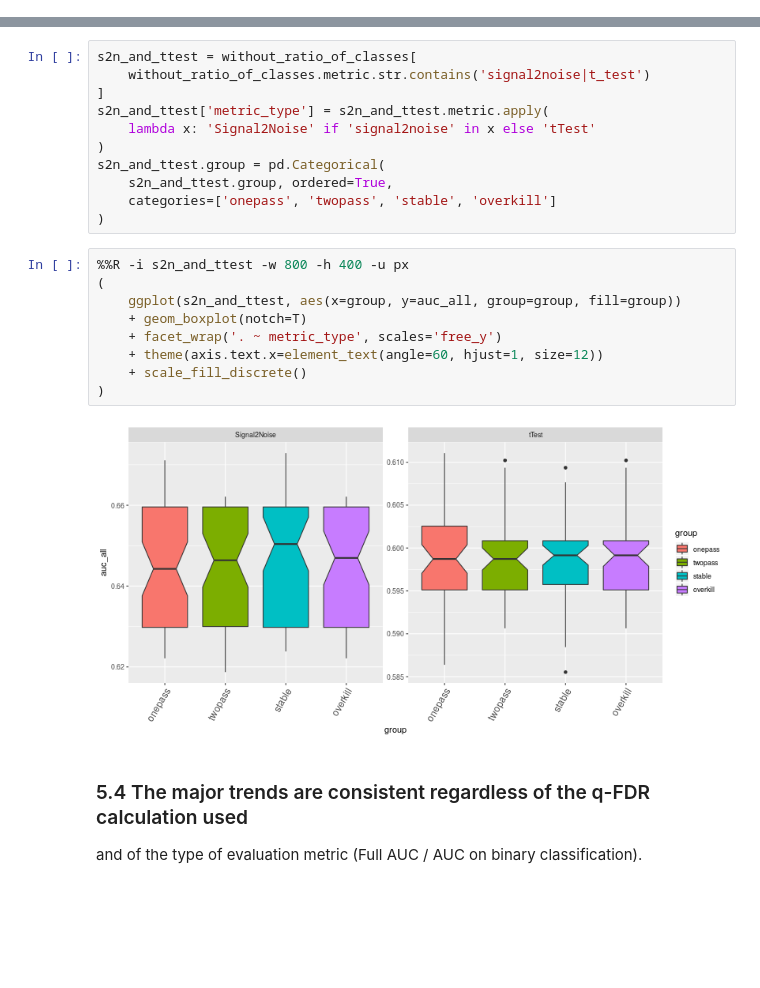
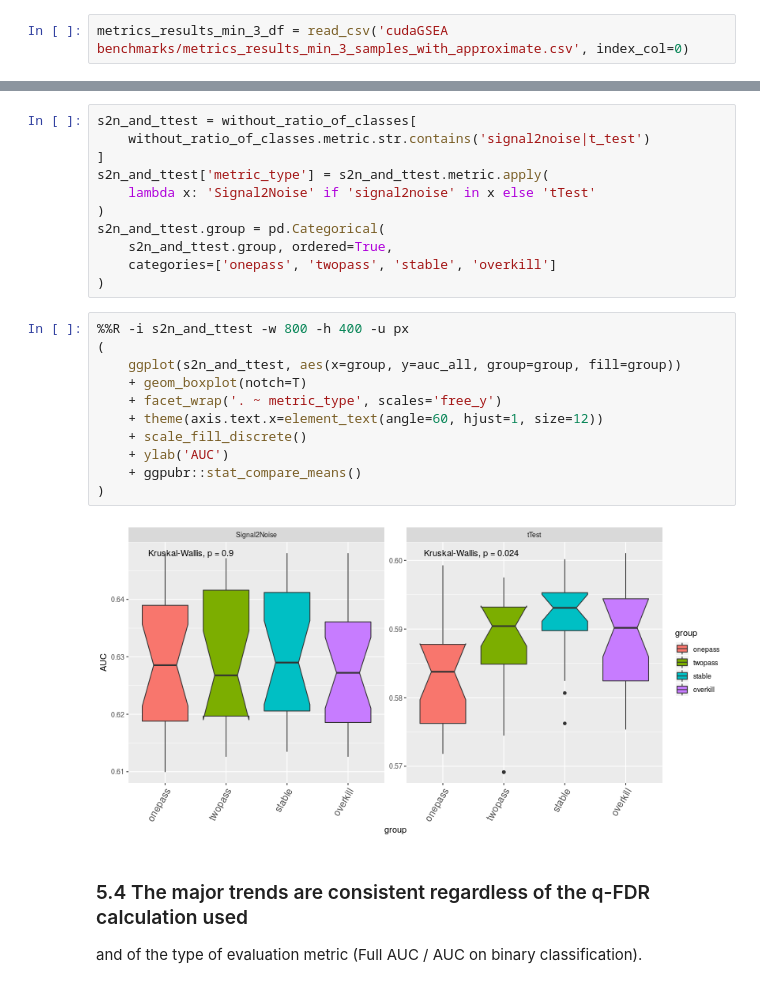
Before and after one commit to krassowski/drug-disease-profile-matching, a Jupyter notebook: notebooks/Signature-based drug-disease associations/CudaGSEA_benchmark.ipynb, the cells around one changed output, grey strips where cells are left out. Cells and saved outputs as stored; diff of their text form; blank space fills up the shorter version.

```diff
--- a/notebooks/Signature-based drug-disease associations/CudaGSEA_benchmark.ipynb
+++ b/notebooks/Signature-based drug-disease associations/CudaGSEA_benchmark.ipynb
@@ -470,6 +479,8 @@ for i in range(10):
 # %%
 metrics_results_min_3_df = concat(results_min_3)
 metrics_results_min_3_df.to_csv('cudaGSEA benchmarks/metrics_results_min_3_samples_with_approximate.csv')
+# %%
+metrics_results_min_3_df = read_csv('cudaGSEA benchmarks/metrics_results_min_3_samples_with_approximate.csv', index_col=0)
 # %%
 def extract_metrics_meta(df):
     return DataFrame(dict(
@@ -536,14 +549,16 @@ s2n_and_ttest.group = pd.Categorical(
 # %%
 %%R -i s2n_and_ttest -w 800 -h 400 -u px
 (
     ggplot(s2n_and_ttest, aes(x=group, y=auc_all, group=group, fill=group))
     + geom_boxplot(notch=T)
     + facet_wrap('. ~ metric_type', scales='free_y')
     + theme(axis.text.x=element_text(angle=60, hjust=1, size=12))
     + scale_fill_discrete()
+    + ylab('AUC')
+    + ggpubr::stat_compare_means()
 )
 # %% [output]
-[figure, old version]
+[figure, new version]
 # %% [markdown]
 ### 5.4 The major trends are consistent regardless of the q-FDR calculation used
 
```
Also changed, not shown: parts of 3 cells of this notebook.
